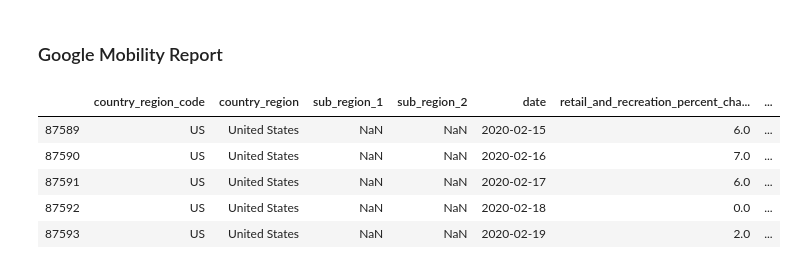
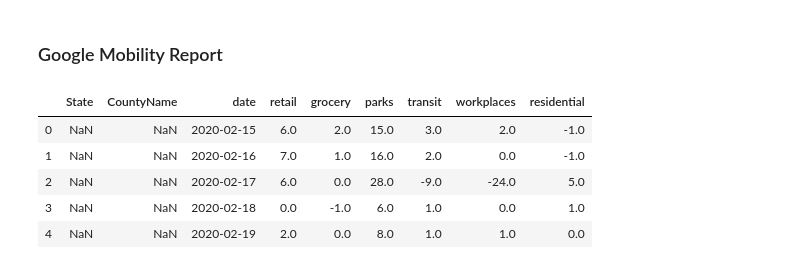
Before and after one commit to joshuaiokua/data100_final-project, a Jupyter notebook: Josh_notebook.ipynb, the cells around one changed output. Saved outputs shown, nothing was run; the diff lists cells and outputs as text; code cells hidden in the pictures.

```diff
--- a/Josh_notebook.ipynb
+++ b/Josh_notebook.ipynb
@@ -148,12 +160,16 @@ merged_shape.plot(column='Total', cmap='coolwarm', figsize=(20,10), linewidth=0,
 ### Google Mobility Report
 # %%
 mob = pd.read_csv('Global_Mobility_Report.csv')
-mob = mob[mob['country_region'] == 'United States']
+mob = mob[mob['country_region'] == 'United States'].iloc[:, 2:]
+mob.reset_index(inplace=True)
+mob.drop(columns='index', inplace=True)
+mob.columns = ['State', 'CountyName', 'date', 'retail', 'grocery',
+               'parks', 'transit', 'workplaces', 'residential']
 mob.head()
 # %% [output]
-|  | country_region_code | country_region | sub_region_1 | sub_region_2 | date | retail_and_recreation_percent_cha... | ... |
-| 87589 | US | United States | NaN | NaN | 2020-02-15 | 6.0 | ... |
-| 87590 | US | United States | NaN | NaN | 2020-02-16 | 7.0 | ... |
-| 87591 | US | United States | NaN | NaN | 2020-02-17 | 6.0 | ... |
-| 87592 | US | United States | NaN | NaN | 2020-02-18 | 0.0 | ... |
-| 87593 | US | United States | NaN | NaN | 2020-02-19 | 2.0 | ... |
+|  | State | CountyName | date | retail | grocery | parks | transit | workplaces | residential |
+| 0 | NaN | NaN | 2020-02-15 | 6.0 | 2.0 | 15.0 | 3.0 | 2.0 | -1.0 |
+| 1 | NaN | NaN | 2020-02-16 | 7.0 | 1.0 | 16.0 | 2.0 | 0.0 | -1.0 |
+| 2 | NaN | NaN | 2020-02-17 | 6.0 | 0.0 | 28.0 | -9.0 | -24.0 | 5.0 |
+| 3 | NaN | NaN | 2020-02-18 | 0.0 | -1.0 | 6.0 | 1.0 | 0.0 | 1.0 |
+| 4 | NaN | NaN | 2020-02-19 | 2.0 | 0.0 | 8.0 | 1.0 | 1.0 | 0.0 |
```
Also changed, not shown: parts of 21 cells of this notebook.
